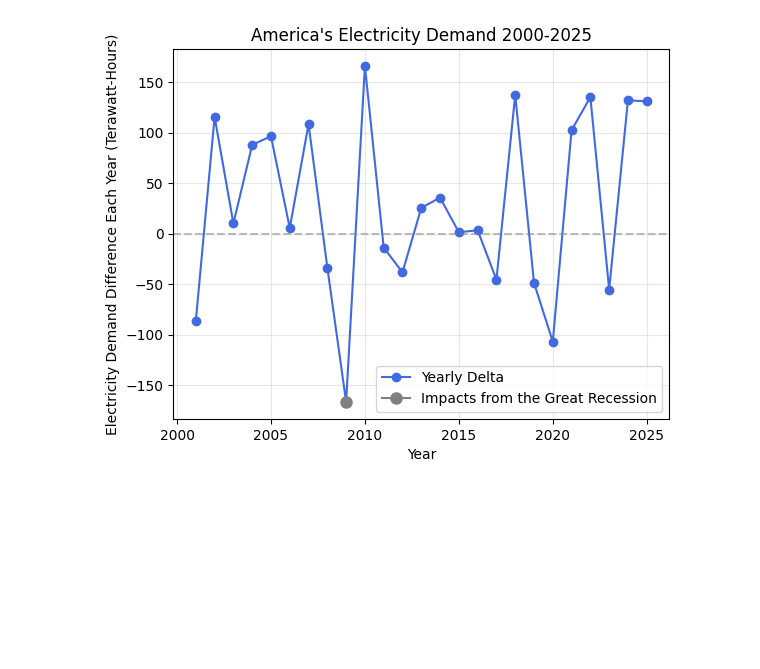
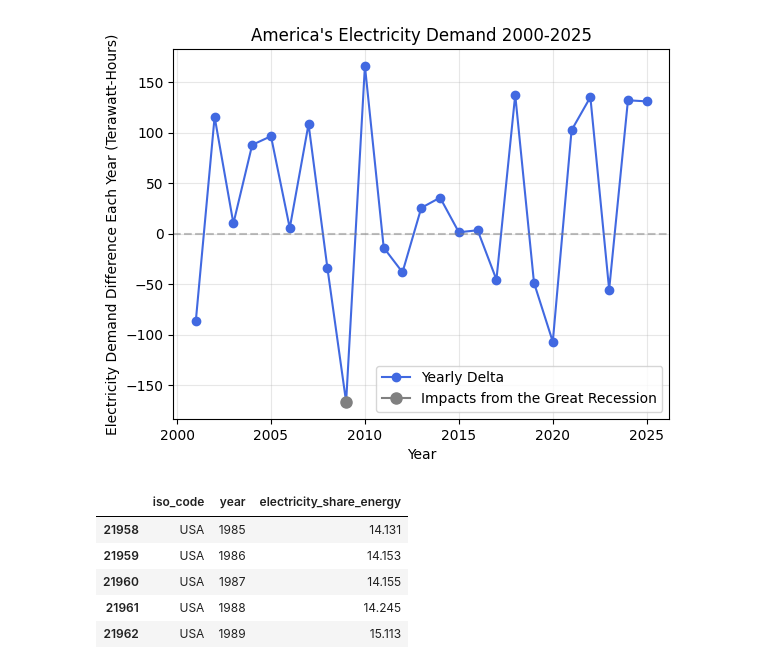
Before and after one commit to kduran-stack/climate_collection_kd, a Jupyter notebook: ML_energy_demand.ipynb, the cells around one changed output. Saved outputs shown, nothing was run; the diff lists cells and outputs as text; code cells hidden in the pictures; blank space fills up the shorter version.

Commit message:
Starting another China vs America graph

```diff
--- a/ML_energy_demand.ipynb
+++ b/ML_energy_demand.ipynb
@@ -260,6 +260,50 @@ plt.show()
 plt.close()
 # %% [output]
 [figure]
+# %%
+#America vs China Energy Generation
+"""
+format:
+rows
+columns
+unmasked
+masked
+"""
+
+# America vs China Energy Generation
+""" format: rows columns unmasked masked """
+
+# America Electricity Generation
+row_mask = (df["iso_code"] == "USA") & (df["year"].between(1985, 2025))
+columns = ["iso_code", "year", "electricity_generation"]
+america_unmasked_generation = df.loc[row_mask, columns]
+america_generation = america_unmasked_generation.dropna(subset=["electricity_generation"])
+
+# America's Electricity Generation type split (WILL NEED HISTOGRAM)
+columns = ["iso_code", "year", "electricity_share_energy"]
+america_unmasked_share = df.loc[row_mask, columns]
+america_share = america_unmasked_share.dropna(subset=["electricity_share_energy"])
+
+# China electricity demand per capita
+rows_c = (df["iso_code"] == "CHN") & (df["year"].between(1985, 2025))
+col_c = ["iso_code", "year", "electricity_generation"]
+china_generation_unmasked = df.loc[rows_c, col_c]
+china_generation = china_generation_unmasked.dropna(subset=["electricity_generation"]).copy()
+
+# China electricity share
+rows_c = (df["iso_code"] == "CHN") & (df["year"].between(1985, 2025))
+col_c = ["iso_code", "year", "electricity_share_energy"]
+china_share_unmasked = df.loc[rows_c, col_c]
+china_share = china_share_unmasked.dropna(subset=["electricity_share_energy"]).copy()
+
+america_share.head()
+# %% [output]
+|  | iso_code | year | electricity_share_energy |
+| 21958 | USA | 1985 | 14.131 |
+| 21959 | USA | 1986 | 14.153 |
+| 21960 | USA | 1987 | 14.155 |
+| 21961 | USA | 1988 | 14.245 |
+| 21962 | USA | 1989 | 15.113 |
 # %% [markdown]
 # AI Data Centers
 
```
Also changed, not shown: parts of 5 cells of this notebook.
